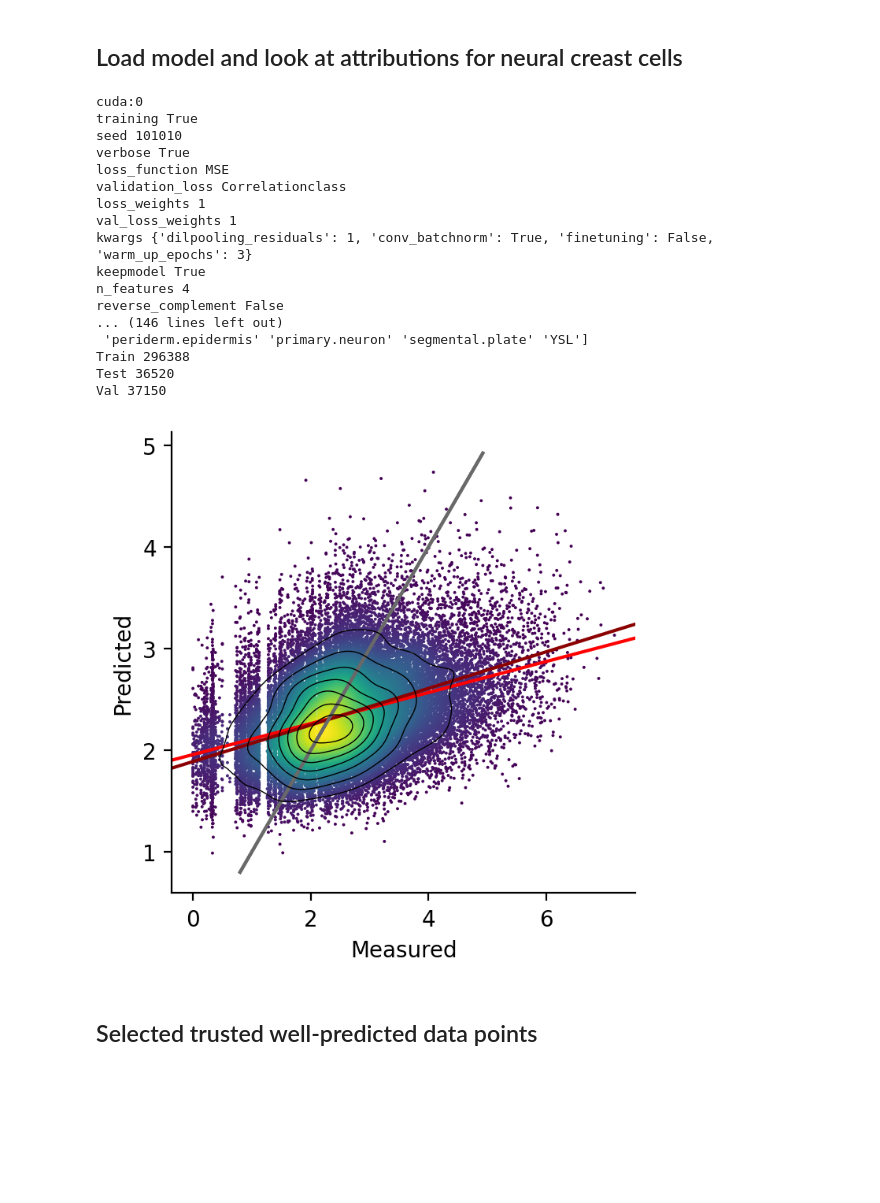
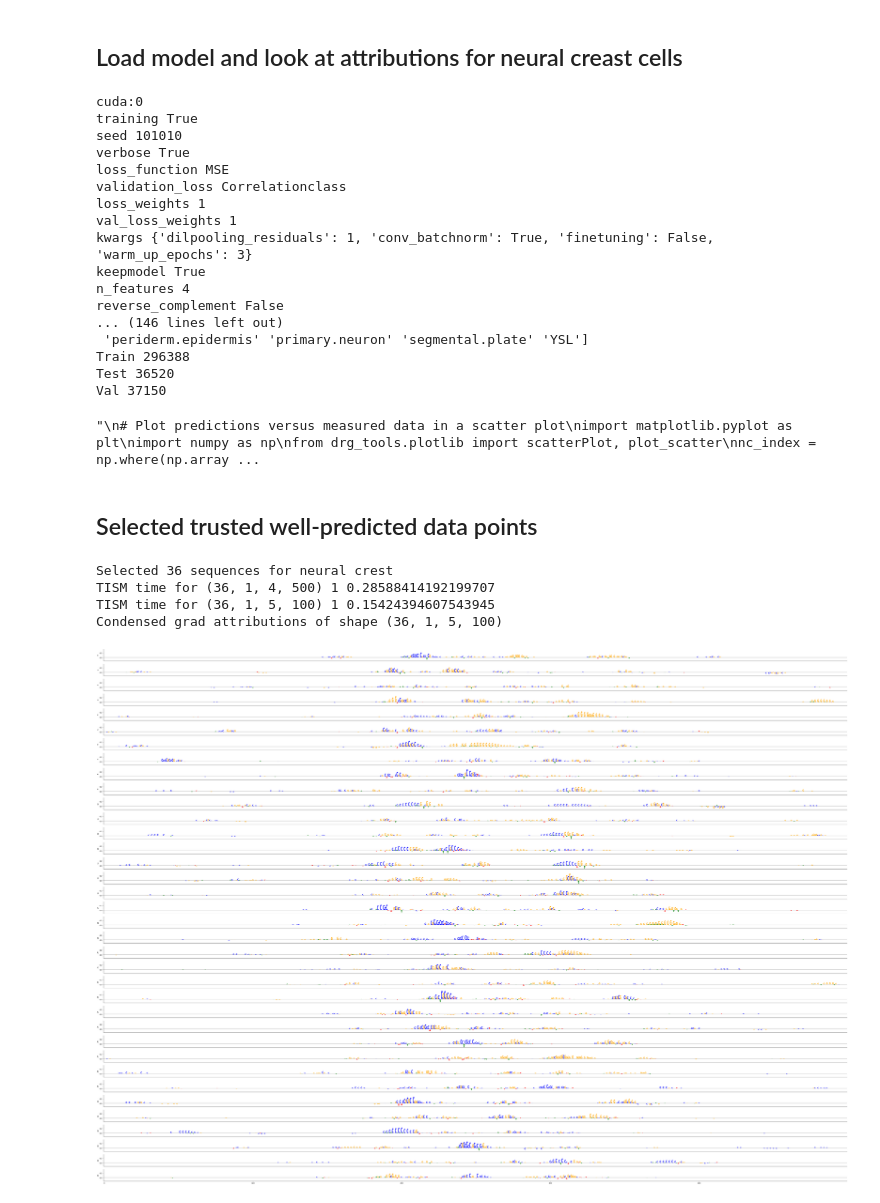
Before and after one commit to sasselab/DRG, a Jupyter notebook: examples/DRGpipeline.ipynb, the cells around one changed output. Saved outputs shown, nothing was run; the diff lists cells and outputs as text; code cells hidden in the pictures; blank space fills up the shorter version.

```diff
--- a/examples/DRGpipeline.ipynb
+++ b/examples/DRGpipeline.ipynb
@@ -433,6 +433,7 @@ model_pth = os.path.join(output_path, model_stem) + '_parameter.pth'
 
 # Load the model arguments
 init_args = process_cnn_arguments(model_args, replace_arguments=None)
+init_args['generate_paramfile'] = False
 device = 'cuda:0' #get_device()
 print(device)
 for ia in init_args:
@@ -467,21 +468,27 @@ print('Val', len(valset))
 
 # Make predictions with the model using
 test_predictions = batched_predict(model, X[testset], batchsize=128, device=device, shift_sequence=model.shift_sequence, random_shift=model.random_shift)
-
+'''
 # Plot predictions versus measured data in a scatter plot
 import matplotlib.pyplot as plt
 import numpy as np
-from drg_tools.plotlib import scatterPlot
+from drg_tools.plotlib import scatterPlot, plot_scatter
 nc_index = np.where(np.array(header) == 'neural.crest')[0][0]
 
-scatterPlot(Y[testset,nc_index], test_predictions[:, nc_index], title = None, xlabel = 'Measured', ylabel = 'Predicted',
-            include_fit = True, include_mainvar = True, diagonal = True, plot_axis = True,
+singlefig = scatterPlot(Y[testset,nc_index], test_predictions[:, nc_index], title = 'neural.crest', xlabel = 'Measured', ylabel = 'Predicted',
+            include_fit = True, include_mainvar = False, diagonal = True, plot_axis = False,
             boxplot_x = None, boxplot_y = None, contour = True, pos_neg_contour = False,
             color=None, edgecolor = 'silver', cmap = None, sort_color = 'abshigh',
             color_density = True, vlim = None, sizes = 2, alpha = None,
             lw = 0., yticklabels = None, yticks = None, xticklabels = None,
             xticks = None, grid = False, xlim = None, ylim =None, xscale = None, legend = False,
             add_text = None, yscale = None, ax = None, dpi = 200)
+
+allfig = plot_scatter(list(Y[testset].T), list(test_predictions.T), titles = header, xlabel = 'Measured', ylabel = 'Predicted',
+                      sizes = 2, contour = True, color_density = True, color = 'grey', lw = 0.)
+plt.show()
+
+'''
 # %% [output]
 cuda:0
 training True
@@ -500,6 +507,60 @@ reverse_complement False
 Train 296388
 Test 36520
 Val 37150
-[figure, removed]
+"\n# Plot predictions versus measured data in a scatter plot\nimport matplotlib.pyplot as plt\nimport numpy as np\nfrom drg_tools.plotlib import scatterPlot, plot_scatter\nnc_index = np.where(np.array ...
 # %% [markdown]
 ## Selected trusted well-predicted data points
+# %%
+# Select set of sequences for neural.crest
+import numpy as np
+nc_index = list(header).index('neural.crest')
+
+testmask = (np.abs(Y[testset,nc_index]-test_predictions[:, nc_index])<1.) & (test_predictions[:, nc_index] > 4.)
+print(f'Selected {int(np.sum(testmask))} sequences for neural crest')
+# indices of sequences
+selcted_indices = testset[testmask]
+
+# Get the selected sequences
+selected_sequences = X[selcted_indices]
+# Get the selected names
+selected_names = inputnames[selcted_indices]
+
+from drg_tools.interpret_cnn import takegrad, ism, deeplift
+
+gradattr = takegrad(selected_sequences, model, tracks = nc_index, device=device, output='attributions')
+#deepliftattr = deeplift(selected_sequences, model, tracks = nc_index, device=device, output='attributions')
+#ismattr = ism(selected_sequences, model, tracks = nc_index, device=device, output='attributions')
+
+# plot the attributions
+import matplotlib.pyplot as plt
+from drg_tools.plotlib import plot_attribution_maps, correct_sparse_attributions
+# Change the dimension of attributions
+gradattr = np.transpose(gradattr[:,0], axes = (0,2,1))
+#figgrad = plot_attribution_maps(gradattr, seq = np.transpose(selected_sequences, axes = (0,2,1)), motifs = None, experiments = None,
+#                          vlim = None, unit = 0.15, ratio = 10, ylabel = None,
+#                          xtick_range = None, barplot = None, heatmap = False)
+#deepliftattr = np.transpose(deepliftattr[:,0], axes = (0,2,1))
+#figdl = plot_attribution_maps(deepliftattr, seq = np.transpose(selected_sequences, axes = (0,2,1)), motifs = None, experiments = None,
+#                          vlim = None, unit = 0.15, ratio = 10, ylabel = None,
+#                          xtick_range = None, barplot = None, heatmap = False)
+
+#ismattr = np.transpose(ismattr[:,0], axes = (0,2,1))
+#figism = plot_attribution_maps(ismattr, seq = np.transpose(selected_sequences, axes = (0,2,1)), motifs = None, experiments = None,
+#                          vlim = None, unit = 0.15, ratio = 10, ylabel = None,
+#                          xtick_range = None, barplot = None, heatmap = False)
+
+# To save memory or disc space, we can also tell the algorithms to return only the highest 100 positions
+gradattrtop = takegrad(selected_sequences, model, tracks = nc_index, device=device, output='attributions', top = 100)
+print(f'Condensed grad attributions of shape {gradattrtop.shape}')
+# Before plotting, we need to undense this attribution format, and use zeros where nothing was saved.
+gradattrtopvis = correct_sparse_attributions(np.transpose(gradattrtop[:,0], axes = (0,2,1)), n_channels = 4, l_seq = 500)
+figgradtop = plot_attribution_maps(gradattrtopvis, seq = np.transpose(selected_sequences, axes = (0,2,1)), motifs = None, experiments = None,
+                          vlim = None, unit = 0.15, ratio = 10, ylabel = None,
+                          xtick_range = None, barplot = None, heatmap = False)
+plt.show()
+# %% [output]
+Selected 36 sequences for neural crest
+TISM time for (36, 1, 4, 500) 1 0.28588414192199707
+TISM time for (36, 1, 5, 100) 1 0.15424394607543945
+Condensed grad attributions of shape (36, 1, 5, 100)
+[figure, added]
```
Also changed, not shown: parts of 1 cell of this notebook, 3 other files.
